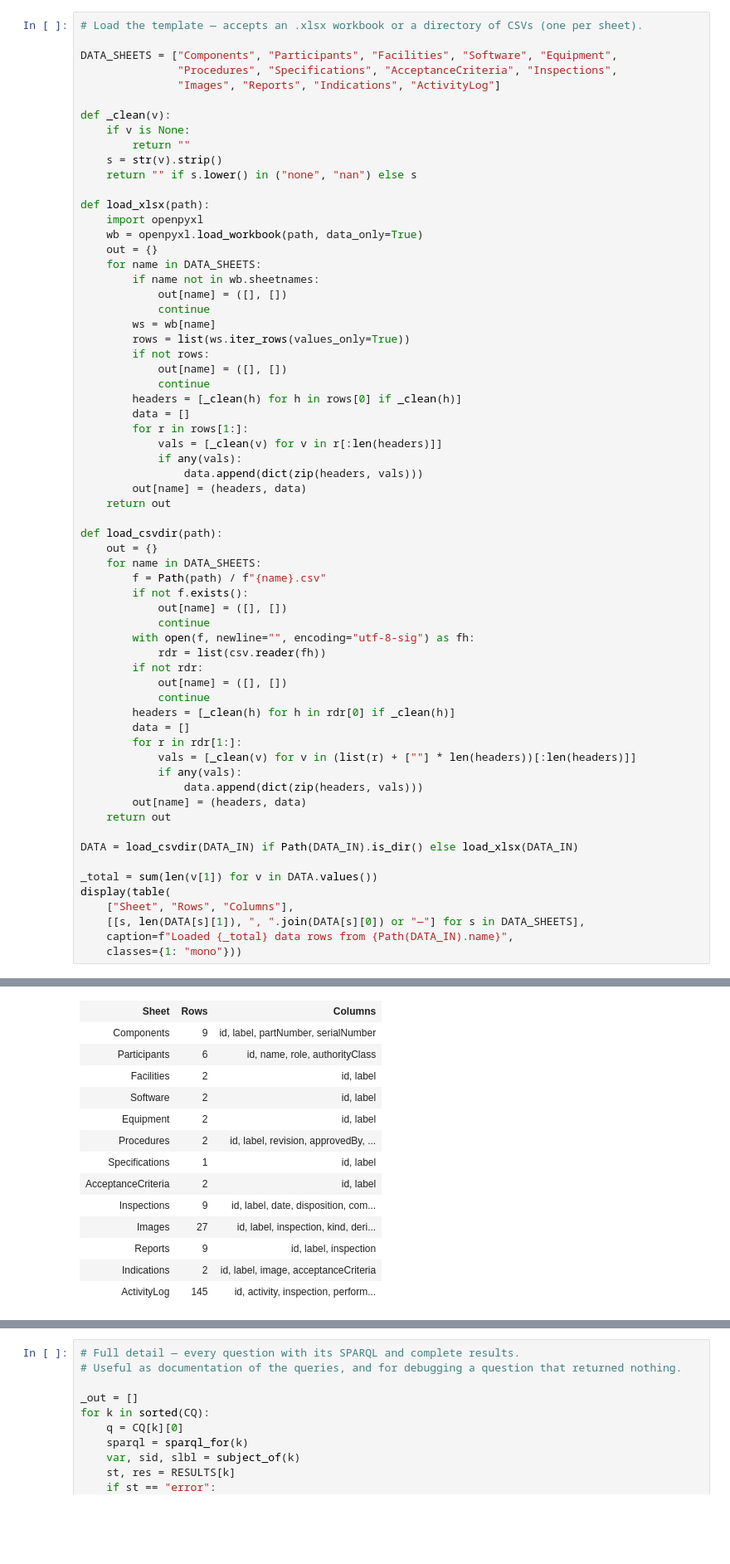
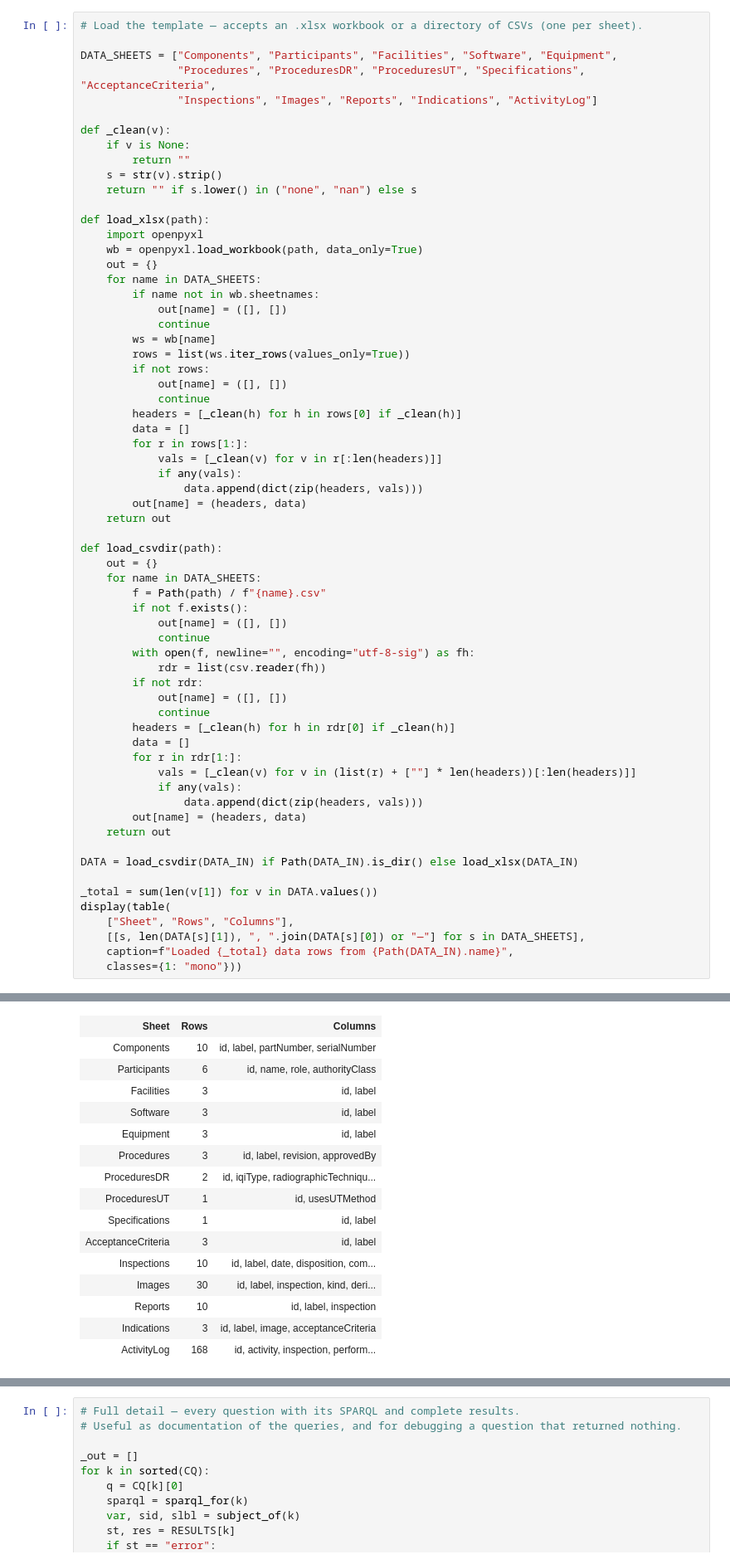
Before and after one commit to Jemima-G-038/RemoteNDT, a Jupyter notebook: rndt-competency-tests.ipynb, the cells around one changed output, grey strips where cells are left out. Shown at 83% size. Saved outputs shown, nothing was run; the diff lists cells and outputs as text; blank space fills up the shorter version.

```diff
--- a/rndt-competency-tests.ipynb
+++ b/rndt-competency-tests.ipynb
@@ -113,8 +117,8 @@ output : rndt-instances.ttl
 # Load the template — accepts an .xlsx workbook or a directory of CSVs (one per sheet).
 
 DATA_SHEETS = ["Components", "Participants", "Facilities", "Software", "Equipment",
-               "Procedures", "Specifications", "AcceptanceCriteria", "Inspections",
-               "Images", "Reports", "Indications", "ActivityLog"]
+               "Procedures", "ProceduresDR", "ProceduresUT", "Specifications", "AcceptanceCriteria",
+               "Inspections", "Images", "Reports", "Indications", "ActivityLog"]
 
 def _clean(v):
     if v is None:
@@ -178,17 +182,19 @@ Loaded 218 data rows from rndt-data-template.xlsx
 | Sheet | Rows | Columns |
-| Components | 9 | id, label, partNumber, serialNumber |
+| Components | 10 | id, label, partNumber, serialNumber |
 | Participants | 6 | id, name, role, authorityClass |
-| Facilities | 2 | id, label |
-| Software | 2 | id, label |
-| Equipment | 2 | id, label |
-| Procedures | 2 | id, label, revision, approvedBy, ... |
+| Facilities | 3 | id, label |
+| Software | 3 | id, label |
+| Equipment | 3 | id, label |
+| Procedures | 3 | id, label, revision, approvedBy |
+| ProceduresDR | 2 | id, iqiType, radiographicTechniqu... |
+| ProceduresUT | 1 | id, usesUTMethod |
 | Specifications | 1 | id, label |
-| AcceptanceCriteria | 2 | id, label |
-| Inspections | 9 | id, label, date, disposition, com... |
-| Images | 27 | id, label, inspection, kind, deri... |
-| Reports | 9 | id, label, inspection |
-| Indications | 2 | id, label, image, acceptanceCriteria |
-| ActivityLog | 145 | id, activity, inspection, perform... |
+| AcceptanceCriteria | 3 | id, label |
+| Inspections | 10 | id, label, date, disposition, com... |
+| Images | 30 | id, label, inspection, kind, deri... |
+| Reports | 10 | id, label, inspection |
+| Indications | 3 | id, label, image, acceptanceCriteria |
+| ActivityLog | 168 | id, activity, inspection, perform... |
 # %%
 # Validate before converting. Problems are reported, not raised — a partly filled template
 # still converts, and you simply see which competency questions it cannot answer.
```
Also changed, not shown: parts of 9 cells of this notebook, 4 other files.
